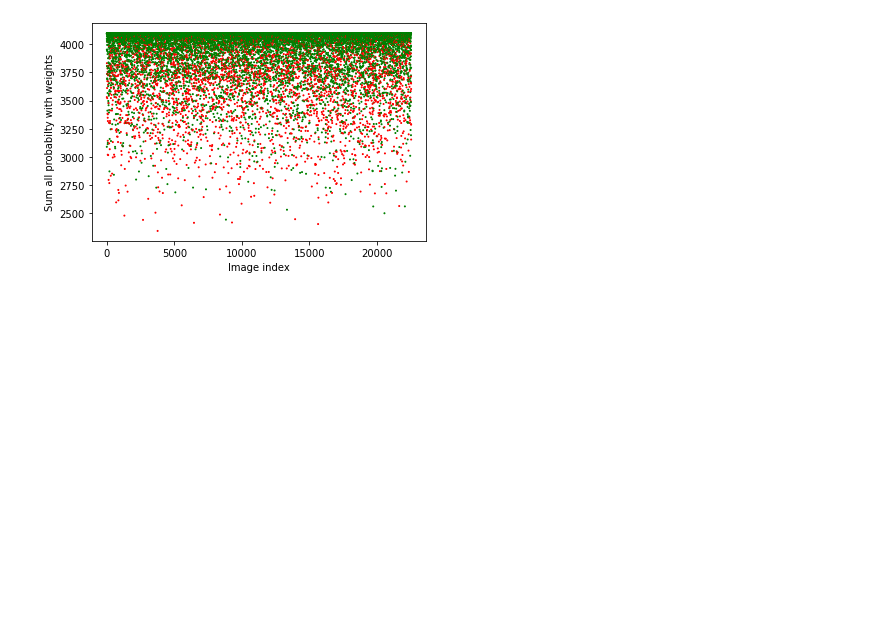
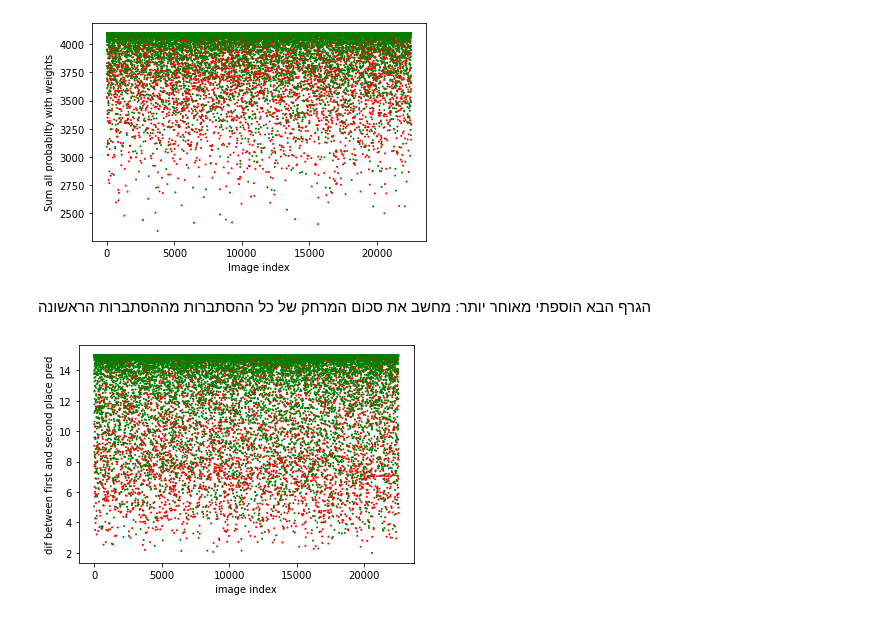
Before and after one commit to 2022Group3/projectNotebooks, a Jupyter notebook: analize_model_not_confident_trash_hold.ipynb, the cells around one changed output. Drawn from its saved outputs; the diff is of its cells as text; code cells hidden in the pictures; blank space fills up the shorter version.

Commit message:
Add another plot

```diff
--- a/analize_model_not_confident_trash_hold.ipynb
+++ b/analize_model_not_confident_trash_hold.ipynb
@@ -228,3 +226,41 @@ def plot_graph_all_sum3(testy, preds):
 plot_graph_all_sum3(testy, model.predict(testX))
 # %% [output]
 [figure]
+# %% [markdown]
+הגרף הבא הוספתי מאוחר יותר:
+מחשב את סכום המרחק של כל ההסתברות מההסתברות הראשונה
+# %%
+# 6
+# Sum of dif from first between sorted predicts array. Green if first predict is true
+
+def img_pred_and_sum_of_d_all_first(pred1, preds, real):
+
+  if pred1 == real:
+    good_pred = True
+  else:
+    good_pred = False
+  sorted_preds= np.sort(preds)[::-1]
+  # print(sorted_preds)
+  sumdif=0
+  for i in range(1, len(sorted_preds)):
+    sumdif+= sorted_preds[0]-sorted_preds[i]
+
+  return good_pred, sumdif
+
+def plot_graph_all_first(testy, preds):
+  good_pred_list= []
+  dif_list= []
+  for i in range(len(testy)):
+    pred1= np.argmax(preds[i])
+    good_pred,dif = img_pred_and_sum_of_d_all_first(pred1, preds[i], np.argmax(testy[i]))
+    good_pred_list.append(good_pred)
+    dif_list.append(dif)
+  mycolors= [('g' if i else 'r') for i in good_pred_list]
+  plt.scatter(np.arange(0,len(testy)), dif_list, c=mycolors, s=1)
+  plt.xlabel('image index')
+  plt.ylabel('dif between first and second place pred')
+  plt.show()
+# %%
+plot_graph_all_first(testy, model.predict(testX))
+# %% [output]
+[figure, added]
```
Also changed, not shown: parts of 1 cell of this notebook.
